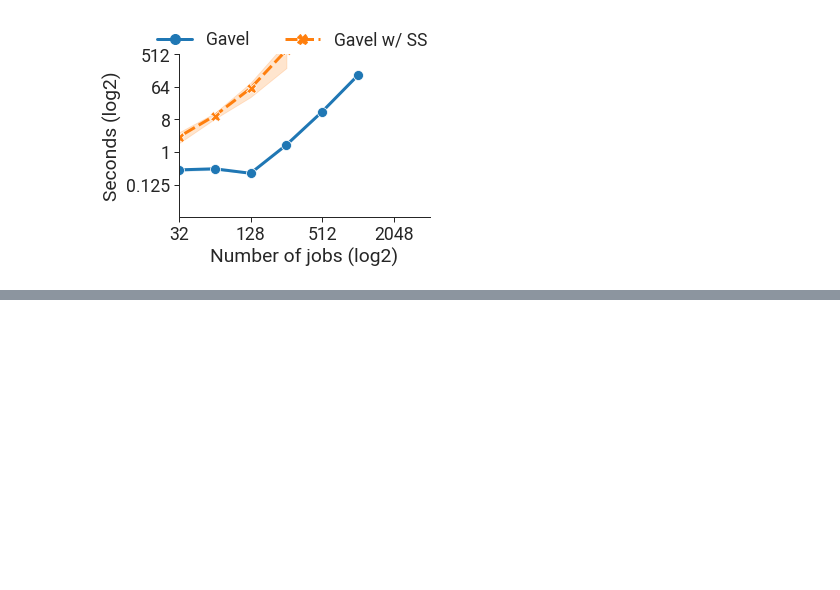
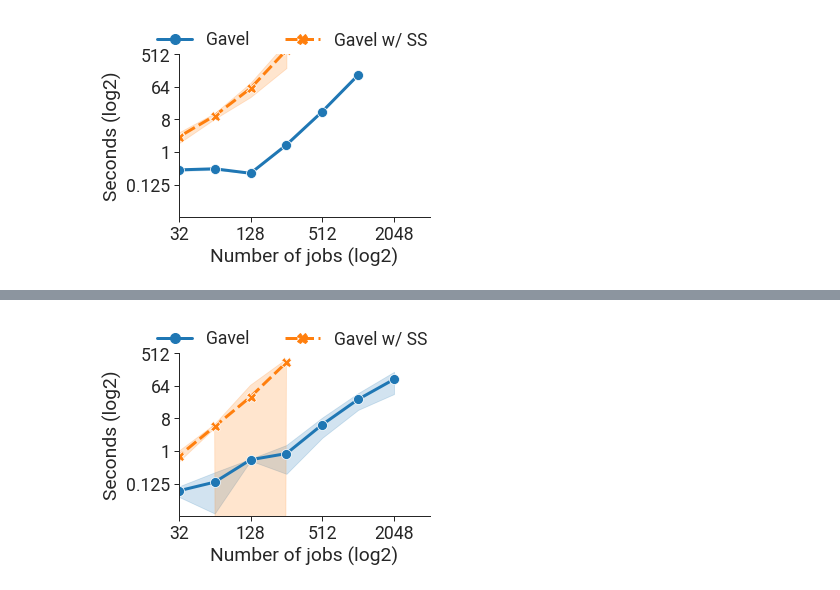
Before and after one commit to stanford-futuredata/gavel, a Jupyter notebook: scheduler/notebooks/figures/evaluation/solver_scaling.ipynb, the cells around one changed output, grey strips where cells are left out. Cells and saved outputs as stored; diff of their text form; code cells hidden in the pictures; blank space fills up the shorter version.

```diff
--- a/scheduler/notebooks/figures/evaluation/solver_scaling.ipynb
+++ b/scheduler/notebooks/figures/evaluation/solver_scaling.ipynb
@@ -117,0 +125,7 @@ plot_data(single_gpu_water_filling_throughputs,
+# %%
+hierarchical_throughputs = \
+    parse_logs('../../../logs/solver_scaling/hierarchical.csv')
+plot_data(hierarchical_throughputs,
+          output_filename="solver_scaling/multi_gpu_hierarchical.pdf")
+# %% [output]
+[figure, added]
```
Also changed, not shown: parts of 1 cell of this notebook, 4 other files.
